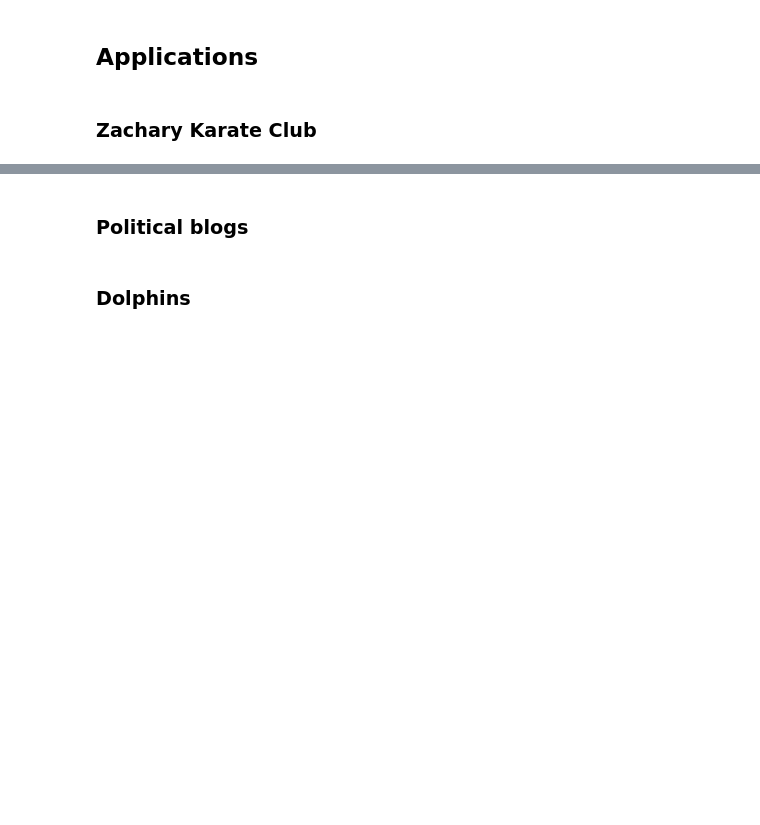
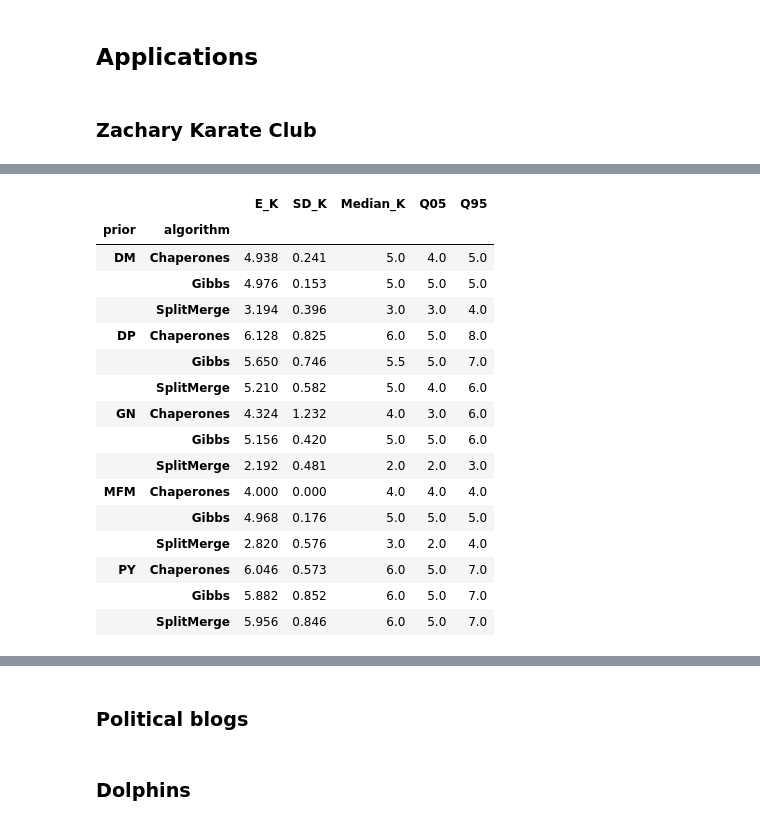
Before and after one commit to cnosa/blockregressiondynamicsnetwork, a Jupyter notebook: SSBM.ipynb, the cells around one changed output, grey strips where cells are left out. Cells and saved outputs as stored; diff of their text form; code cells hidden in the pictures; blank space fills up the shorter version.

```diff
--- a/SSBM.ipynb
+++ b/SSBM.ipynb
@@ -1541,0 +1352,26 @@ comparison
+# %%
+model = SBMModel(adjacency=Y, a=a, b=b)
+config = SamplerConfig(n_iterations=1000, burn_in=500,thin=1)
+initial_partition = np.zeros(n, dtype=int)
+def canonical_partition(z):
+    mapping = {}
+    result = []
+    for label in np.asarray(z):
+        if label not in mapping:
+            mapping[label] = len(mapping)
+        result.append(mapping[label])
+    return np.asarray(result, dtype=int)
+def extract_samples(result):
+    samples = result["samples"]
+    return [canonical_partition(z) for z in samples]
+
+sampler_classes = {"Gibbs": GibbsSampler, "SplitMerge": SplitMergeSampler, "Chaperones": ChaperonesSampler}
+inference_results = {}
+for prior_name, prior in priors.items():
+    for sampler_name, SamplerClass in sampler_classes.items():
+        sampler = SamplerClass(model=model, prior=prior, config=config)
+        result = sampler.fit(initial_partition=initial_partition.copy(), seed=123)
+        samples = result["samples"]
+        inference_results[(prior_name, sampler_name)] = {"result": result, "samples": samples}
+        print(f"{prior_name:8s} | {sampler_name:12s} | "
+            f"{len(samples)} samples")
@@ -1541,0 +1394,27 @@ comparison
+# %%
+posterior_records = []
+for (prior_name, sampler_name), info in inference_results.items():
+    for z in info["samples"]:
+        posterior_records.append({"prior": prior_name, "algorithm": sampler_name, "K": len(np.unique(z))})
+posterior_df = pd.DataFrame(posterior_records)
+posterior_summary = (posterior_df.groupby(["prior", "algorithm"]).agg(E_K=("K", "mean"), SD_K=("K", "std"), Median_K=("K", "median"),
+         Q05=("K", lambda x: x.quantile(0.05)), Q95=("K", lambda x: x.quantile(0.95))).round(3))
+posterior_summary
+# %% [output]
+|  |  | E_K | SD_K | Median_K | Q05 | Q95 |
+| prior | algorithm |  |  |  |  |  |
+| DM | Chaperones | 4.938 | 0.241 | 5.0 | 4.0 | 5.0 |
+|  | Gibbs | 4.976 | 0.153 | 5.0 | 5.0 | 5.0 |
+|  | SplitMerge | 3.194 | 0.396 | 3.0 | 3.0 | 4.0 |
+| DP | Chaperones | 6.128 | 0.825 | 6.0 | 5.0 | 8.0 |
+|  | Gibbs | 5.650 | 0.746 | 5.5 | 5.0 | 7.0 |
+|  | SplitMerge | 5.210 | 0.582 | 5.0 | 4.0 | 6.0 |
+| GN | Chaperones | 4.324 | 1.232 | 4.0 | 3.0 | 6.0 |
+|  | Gibbs | 5.156 | 0.420 | 5.0 | 5.0 | 6.0 |
+|  | SplitMerge | 2.192 | 0.481 | 2.0 | 2.0 | 3.0 |
+| MFM | Chaperones | 4.000 | 0.000 | 4.0 | 4.0 | 4.0 |
+|  | Gibbs | 4.968 | 0.176 | 5.0 | 5.0 | 5.0 |
+|  | SplitMerge | 2.820 | 0.576 | 3.0 | 2.0 | 4.0 |
+| PY | Chaperones | 6.046 | 0.573 | 6.0 | 5.0 | 7.0 |
+|  | Gibbs | 5.882 | 0.852 | 6.0 | 5.0 | 7.0 |
+|  | SplitMerge | 5.956 | 0.846 | 6.0 | 5.0 | 7.0 |
```
Also changed, not shown: parts of 37 cells of this notebook.
